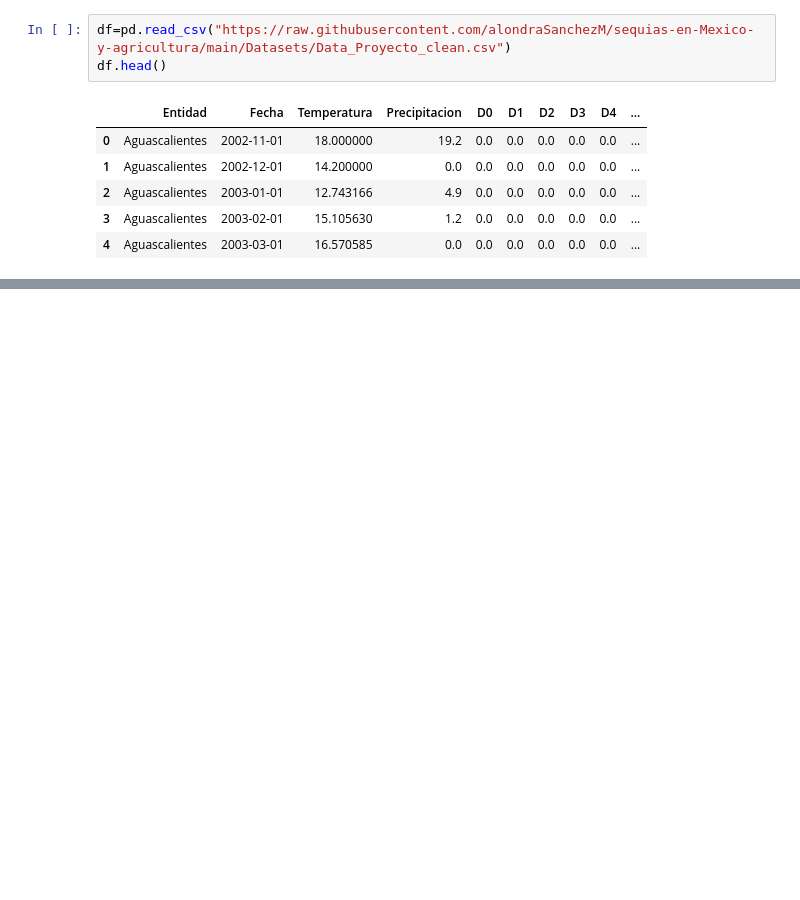
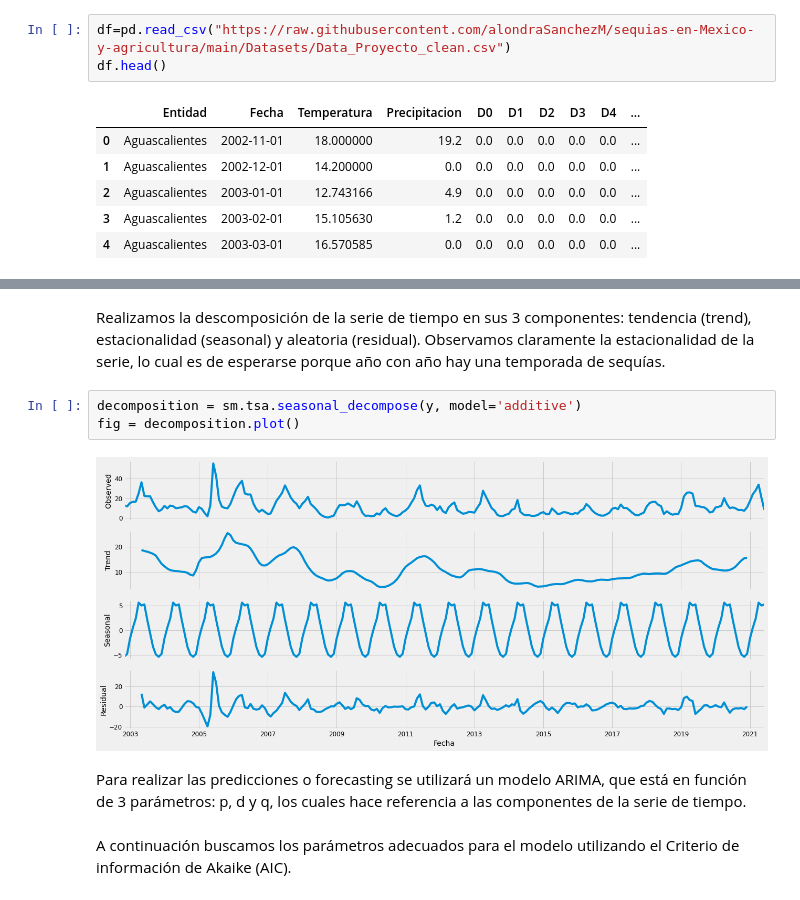
Before and after one commit to alondraSanchezM/sequias-en-Mexico-y-agricultura, a Jupyter notebook: Machine Learning/MachineLearning.ipynb, the cells around one changed output, grey strips where cells are left out. Drawn from its saved outputs; the diff is of its cells as text; blank space fills up the shorter version.

```diff
--- a/Machine Learning/MachineLearning.ipynb
+++ b/Machine Learning/MachineLearning.ipynb
@@ -572,0 +219,11 @@ Resultados:
+# %% [markdown]
+Realizamos la descomposición de la serie de tiempo en sus 3 componentes: tendencia (trend), estacionalidad (seasonal) y aleatoria (residual). Observamos claramente la estacionalidad de la serie, lo cual es de esperarse porque año con año hay una temporada de sequías.
+# %%
+decomposition = sm.tsa.seasonal_decompose(y, model='additive')
+fig = decomposition.plot()
+# %% [output]
+[figure, added]
+# %% [markdown]
+Para realizar las predicciones o forecasting se utilizará un modelo ARIMA, que está en función de 3 parámetros: p, d y q, los cuales hace referencia a las componentes de la serie de tiempo.
+# %% [markdown]
+A continuación buscamos los parámetros adecuados para el modelo utilizando el Criterio de información de Akaike (AIC).
```
Also changed, not shown: parts of 154 cells of this notebook.
